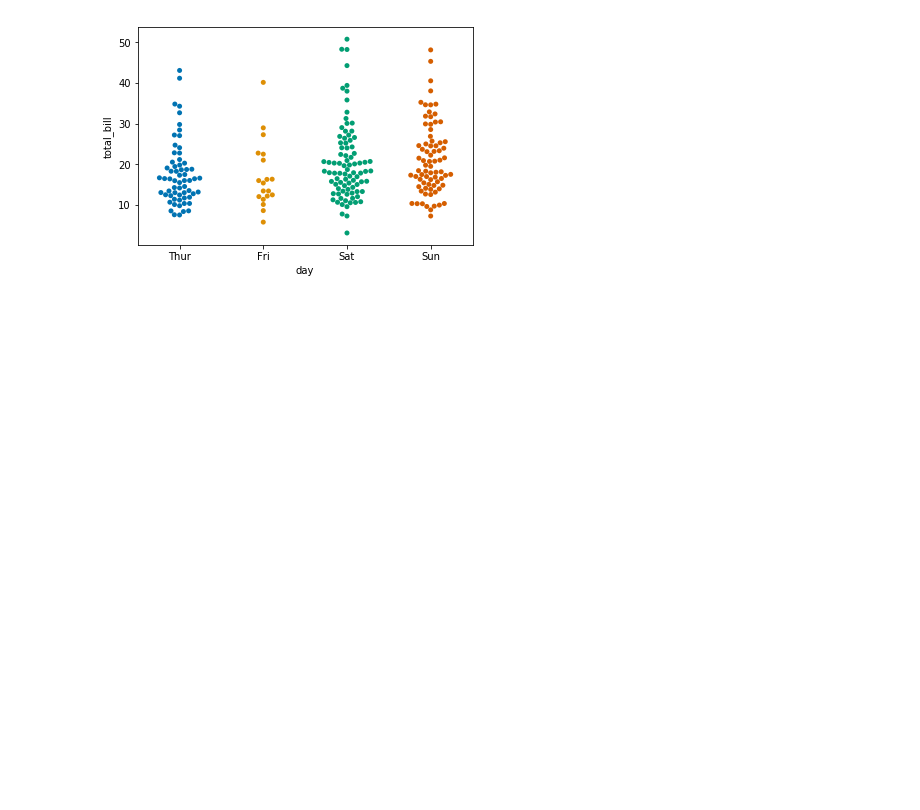
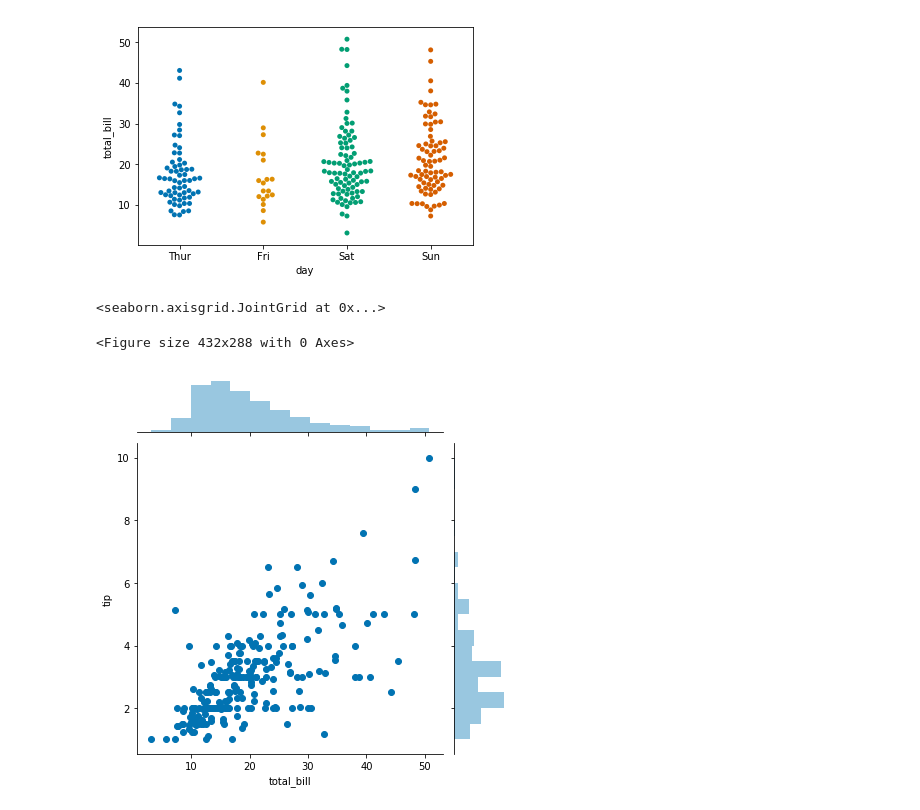
Before and after one commit to kryptec/PythonSessions, a Jupyter notebook: Test.ipynb, the cells around one changed output. Drawn from its saved outputs; the diff is of its cells as text; code cells hidden in the pictures; blank space fills up the shorter version.

Commit message:
Added joint plot to branch

```diff
--- a/Test.ipynb
+++ b/Test.ipynb
@@ -16,3 +17,10 @@ sns.swarmplot(x="day", y="total_bill", data=tips)
 # %% [output]
 <matplotlib.axes._subplots.AxesSubplot at 0x...>
 [figure]
+# %%
+plt.figure()
+sns.jointplot(x="total_bill",y="tip",data=tips)
+# %% [output]
+<seaborn.axisgrid.JointGrid at 0x...>
+<Figure size 432x288 with 0 Axes>
+[figure, added]
```
Also changed, not shown: parts of 1 cell of this notebook.
